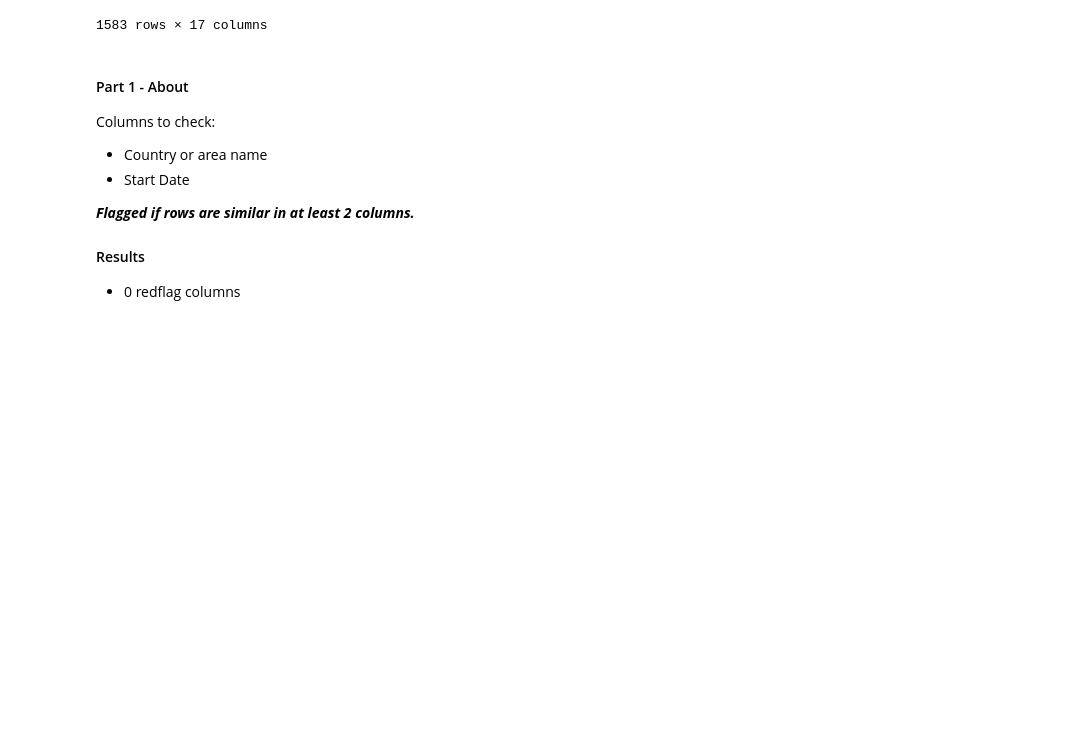
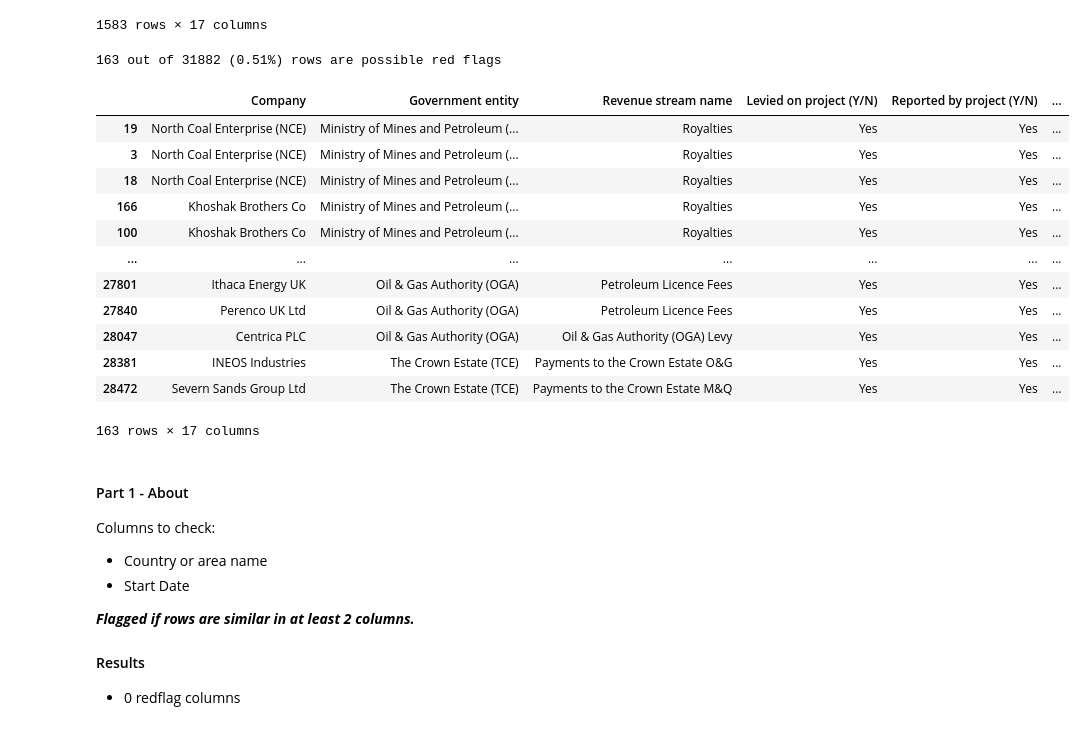
Before and after one commit to civicliteracies/EITI_SDT_data_verification_and_validation, a Jupyter notebook: 02 - Duplication and coherence.ipynb, the cells around one changed output. Cells and saved outputs as stored; diff of their text form; code cells hidden in the pictures; blank space fills up the shorter version.

```diff
--- a/02 - Duplication and coherence.ipynb
+++ b/02 - Duplication and coherence.ipynb
@@ -335,6 +335,25 @@ display(redflags_part_5_2)
 | 31838 | Griffiths Energy CHAD | Direction Générale Technique de P... | Frais de présentation du rapport ... | No | No | ... |
 | 31836 | Petrochad Mangara | Direction Générale Technique de P... | Frais de présentation du rapport ... | No | No | ... |
 1583 rows × 17 columns
+# %%
+redflags_part_5_3 = get_redflags2(df_part_5, 1)
+num_rf_rows(df_part_5, redflags_part_5_3)
+display(redflags_part_5_3)
+# %% [output]
+163 out of 31882 (0.51%) rows are possible red flags
+|  | Company | Government entity | Revenue stream name | Levied on project (Y/N) | Reported by project (Y/N) | ... |
+| 19 | North Coal Enterprise (NCE) | Ministry of Mines and Petroleum (... | Royalties | Yes | Yes | ... |
+| 3 | North Coal Enterprise (NCE) | Ministry of Mines and Petroleum (... | Royalties | Yes | Yes | ... |
+| 18 | North Coal Enterprise (NCE) | Ministry of Mines and Petroleum (... | Royalties | Yes | Yes | ... |
+| 166 | Khoshak Brothers Co | Ministry of Mines and Petroleum (... | Royalties | Yes | Yes | ... |
+| 100 | Khoshak Brothers Co | Ministry of Mines and Petroleum (... | Royalties | Yes | Yes | ... |
+| ... | ... | ... | ... | ... | ... | ... |
+| 27801 | Ithaca Energy UK | Oil & Gas Authority (OGA) | Petroleum Licence Fees | Yes | Yes | ... |
+| 27840 | Perenco UK Ltd | Oil & Gas Authority (OGA) | Petroleum Licence Fees | Yes | Yes | ... |
+| 28047 | Centrica PLC | Oil & Gas Authority (OGA) | Oil & Gas Authority (OGA) Levy | Yes | Yes | ... |
+| 28381 | INEOS Industries | The Crown Estate (TCE) | Payments to the Crown Estate O&G | Yes | Yes | ... |
+| 28472 | Severn Sands Group Ltd | The Crown Estate (TCE) | Payments to the Crown Estate M&Q | Yes | Yes | ... |
+163 rows × 17 columns
 # %% [markdown]
 #### Part 1 - About
 
```
Also changed, not shown: parts of 16 cells of this notebook, 1 other file.
